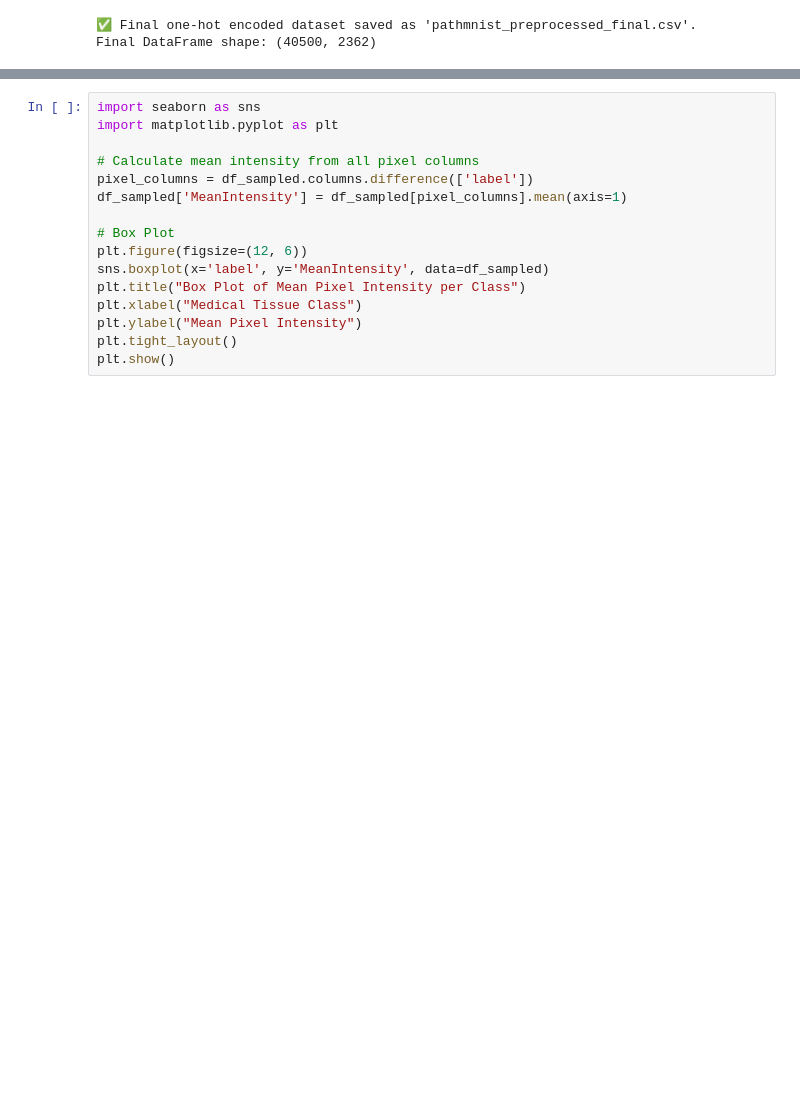
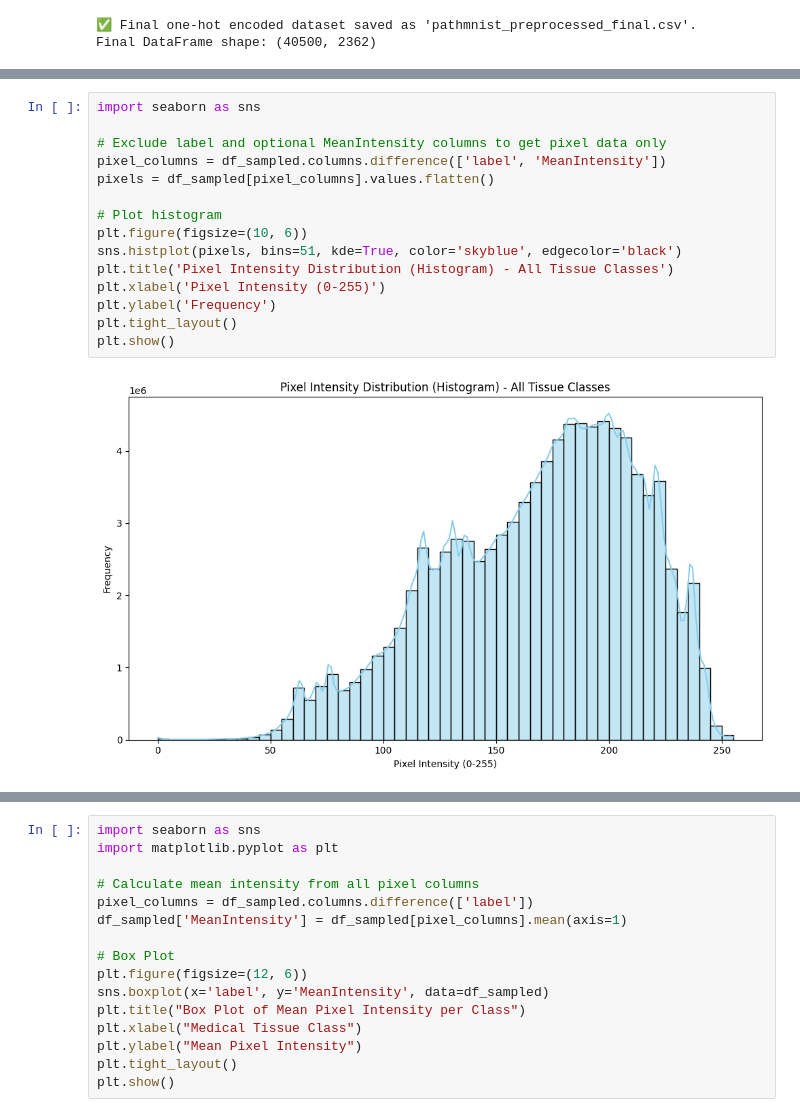
Before and after one commit to anasraza57/CW2, a Jupyter notebook: main.ipynb, the cells around one changed output, grey strips where cells are left out. Drawn from its saved outputs; the diff is of its cells as text; blank space fills up the shorter version.

```diff
--- a/main.ipynb
+++ b/main.ipynb
@@ -134,0 +180,17 @@ Final DataFrame shape: (40500, 2362)
+# %%
+import seaborn as sns
+
+# Exclude label and optional MeanIntensity columns to get pixel data only
+pixel_columns = df_sampled.columns.difference(['label', 'MeanIntensity'])
+pixels = df_sampled[pixel_columns].values.flatten()
+
+# Plot histogram
+plt.figure(figsize=(10, 6))
+sns.histplot(pixels, bins=51, kde=True, color='skyblue', edgecolor='black')
+plt.title('Pixel Intensity Distribution (Histogram) - All Tissue Classes')
+plt.xlabel('Pixel Intensity (0-255)')
+plt.ylabel('Frequency')
+plt.tight_layout()
+plt.show()
+# %% [output]
+[figure, added]
```
Also changed, not shown: parts of 3 cells of this notebook.
